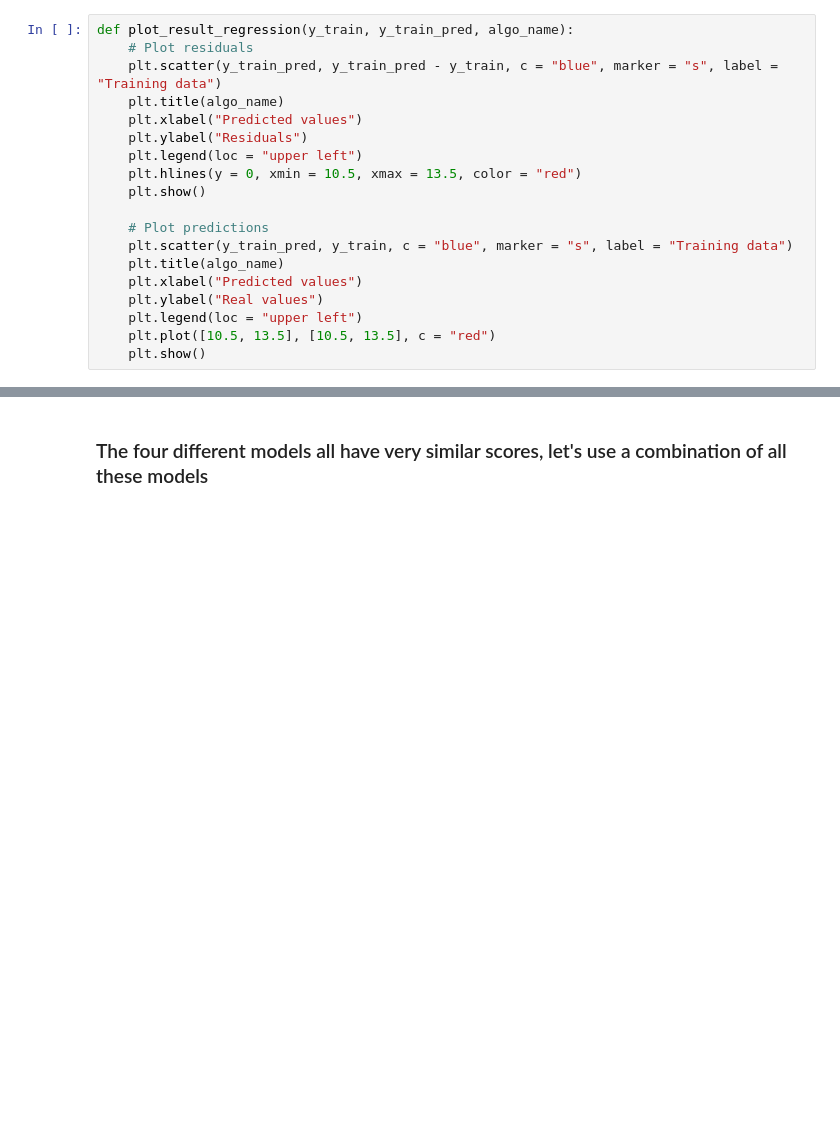
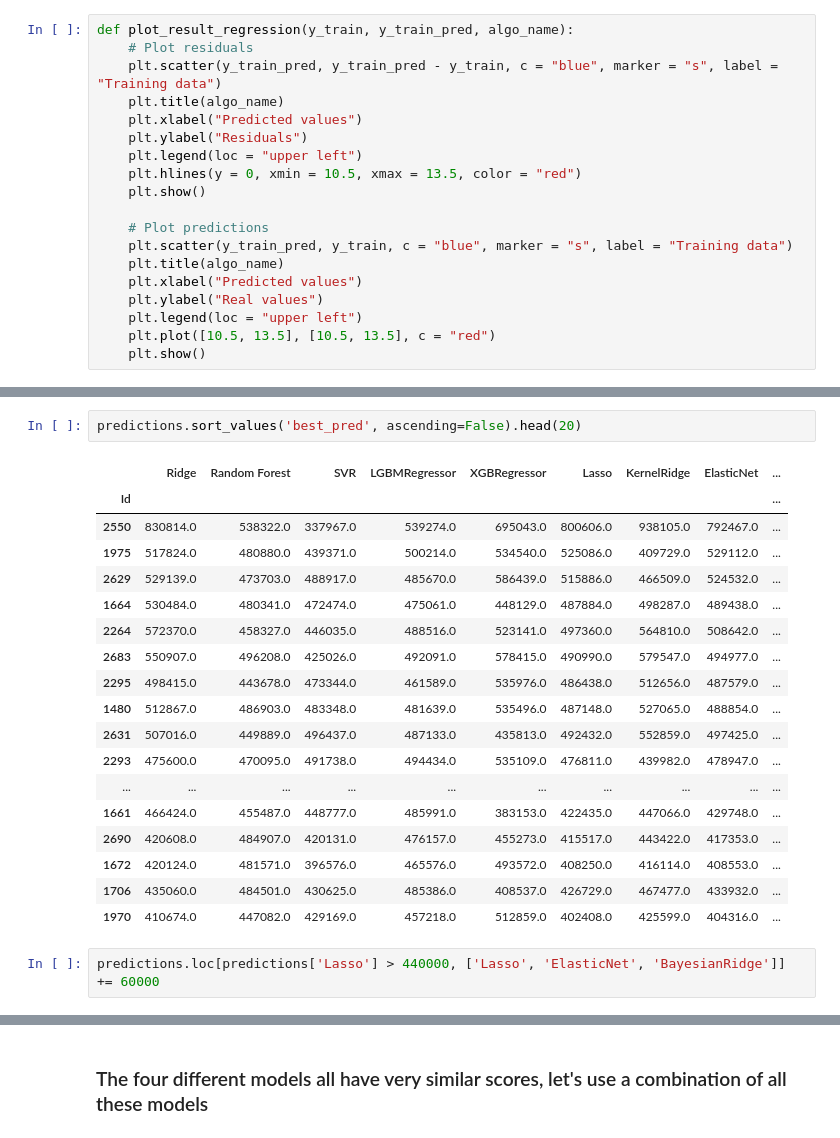
Before and after one commit to max-lutz/Kaggle_competitions, a Jupyter notebook: house-price-regression-full-eda-ml-workflow.ipynb, the cells around one changed output, grey strips where cells are left out. Drawn from its saved outputs; the diff is of its cells as text; blank space fills up the shorter version.

```diff
--- a/house-price-regression-full-eda-ml-workflow.ipynb
+++ b/house-price-regression-full-eda-ml-workflow.ipynb
@@ -1188,0 +1168,23 @@ models_list = { 'LGBMRegressor': { 'model' : LGBMRegressor(verbosity = -1, force
+# %%
+predictions.sort_values('best_pred', ascending=False).head(20)
+# %% [output]
+|  | Ridge | Random Forest | SVR | LGBMRegressor | XGBRegressor | Lasso | KernelRidge | ElasticNet | ... |
+| Id |  |  |  |  |  |  |  |  | ... |
+| 2550 | 830814.0 | 538322.0 | 337967.0 | 539274.0 | 695043.0 | 800606.0 | 938105.0 | 792467.0 | ... |
+| 1975 | 517824.0 | 480880.0 | 439371.0 | 500214.0 | 534540.0 | 525086.0 | 409729.0 | 529112.0 | ... |
+| 2629 | 529139.0 | 473703.0 | 488917.0 | 485670.0 | 586439.0 | 515886.0 | 466509.0 | 524532.0 | ... |
+| 1664 | 530484.0 | 480341.0 | 472474.0 | 475061.0 | 448129.0 | 487884.0 | 498287.0 | 489438.0 | ... |
+| 2264 | 572370.0 | 458327.0 | 446035.0 | 488516.0 | 523141.0 | 497360.0 | 564810.0 | 508642.0 | ... |
+| 2683 | 550907.0 | 496208.0 | 425026.0 | 492091.0 | 578415.0 | 490990.0 | 579547.0 | 494977.0 | ... |
+| 2295 | 498415.0 | 443678.0 | 473344.0 | 461589.0 | 535976.0 | 486438.0 | 512656.0 | 487579.0 | ... |
+| 1480 | 512867.0 | 486903.0 | 483348.0 | 481639.0 | 535496.0 | 487148.0 | 527065.0 | 488854.0 | ... |
+| 2631 | 507016.0 | 449889.0 | 496437.0 | 487133.0 | 435813.0 | 492432.0 | 552859.0 | 497425.0 | ... |
+| 2293 | 475600.0 | 470095.0 | 491738.0 | 494434.0 | 535109.0 | 476811.0 | 439982.0 | 478947.0 | ... |
+| ... | ... | ... | ... | ... | ... | ... | ... | ... | ... |
+| 1661 | 466424.0 | 455487.0 | 448777.0 | 485991.0 | 383153.0 | 422435.0 | 447066.0 | 429748.0 | ... |
+| 2690 | 420608.0 | 484907.0 | 420131.0 | 476157.0 | 455273.0 | 415517.0 | 443422.0 | 417353.0 | ... |
+| 1672 | 420124.0 | 481571.0 | 396576.0 | 465576.0 | 493572.0 | 408250.0 | 416114.0 | 408553.0 | ... |
+| 1706 | 435060.0 | 484501.0 | 430625.0 | 485386.0 | 408537.0 | 426729.0 | 467477.0 | 433932.0 | ... |
+| 1970 | 410674.0 | 447082.0 | 429169.0 | 457218.0 | 512859.0 | 402408.0 | 425599.0 | 404316.0 | ... |
+# %%
+predictions.loc[predictions['Lasso'] > 440000, ['Lasso', 'ElasticNet', 'BayesianRidge']] += 60000
```
Also changed, not shown: parts of 11 cells of this notebook.
